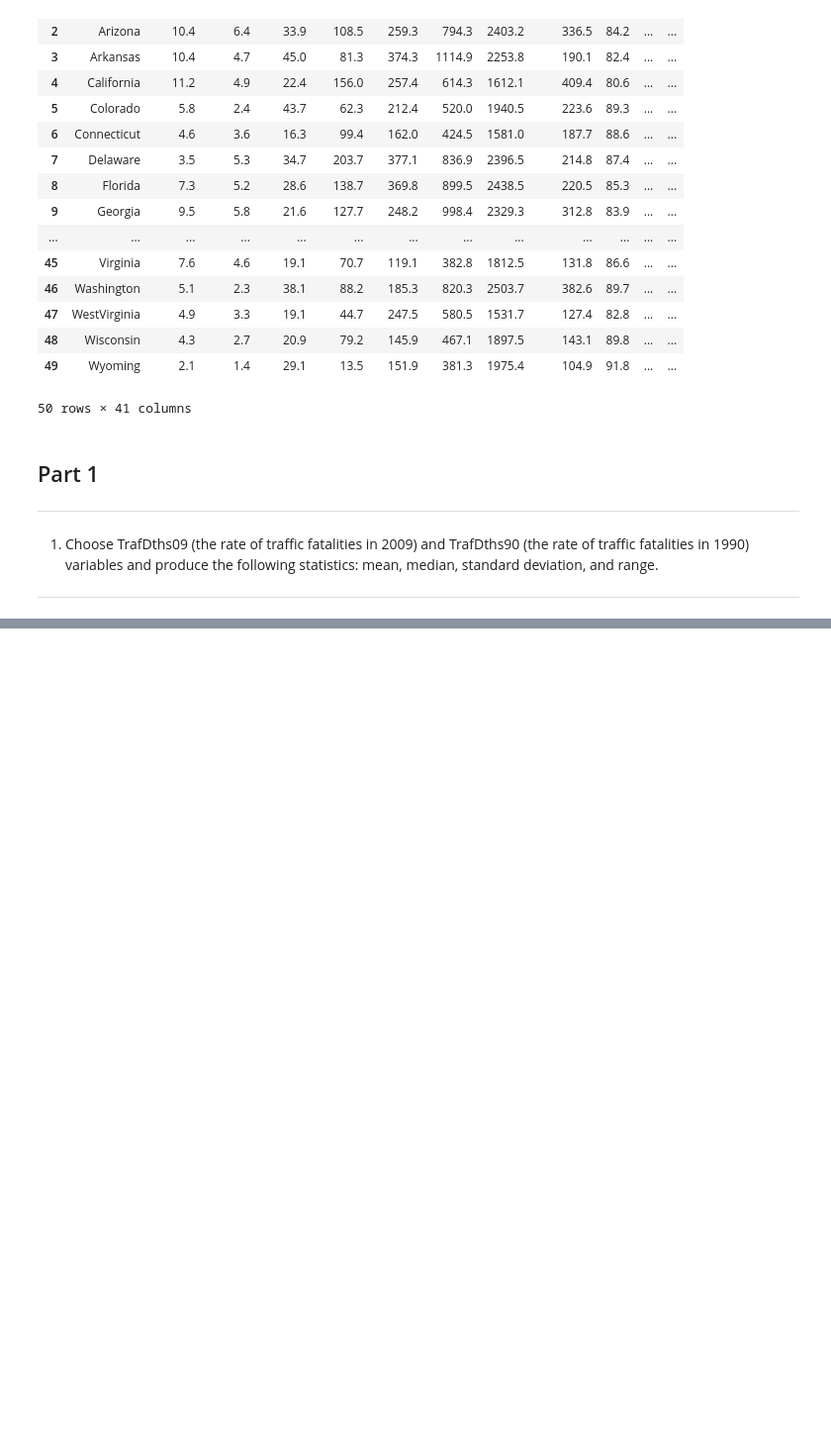
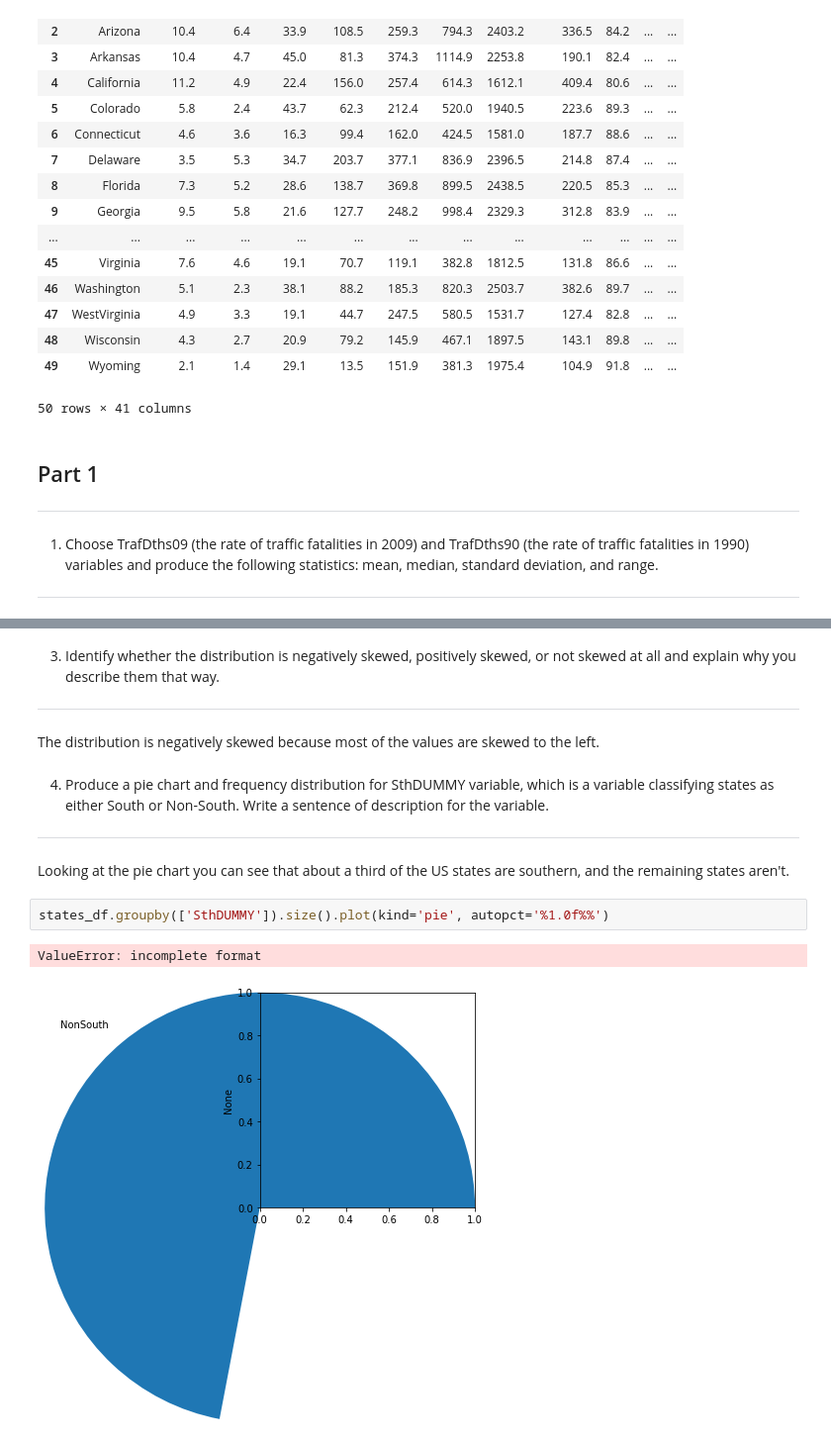
Before and after one commit to Ellendren/SOCI-301, a Jupyter notebook: lab1/lab1.ipynb, the cells around one changed output, grey strips where cells are left out. Shown: that part at 99% size. Drawn from its saved outputs; the diff is of its cells as text; blank space fills up the shorter version.

```diff
--- a/lab1/lab1.ipynb
+++ b/lab1/lab1.ipynb
@@ -99,0 +107,13 @@ In 1990 both the mean and the median rates of traffic deths were higher than in
+# %% [markdown]
+3. Identify whether the distribution is negatively skewed, positively skewed, or not skewed at all and explain why you describe them that way.
+---
+The distribution is negatively skewed because most of the values are skewed to the left.
+# %% [markdown]
+4. Produce a pie chart and frequency distribution for SthDUMMY variable, which is a variable classifying states as either South or Non-South. Write a sentence of description for the variable.
+---
+Looking at the pie chart you can see that about a third of the US states are southern, and the remaining states aren't.
+# %%
+states_df.groupby(['SthDUMMY']).size().plot(kind='pie', autopct='%1.0f%%')
+# %% [output]
+ValueError: incomplete format
+[figure, added]
```
Also changed, not shown: parts of 6 cells of this notebook.
